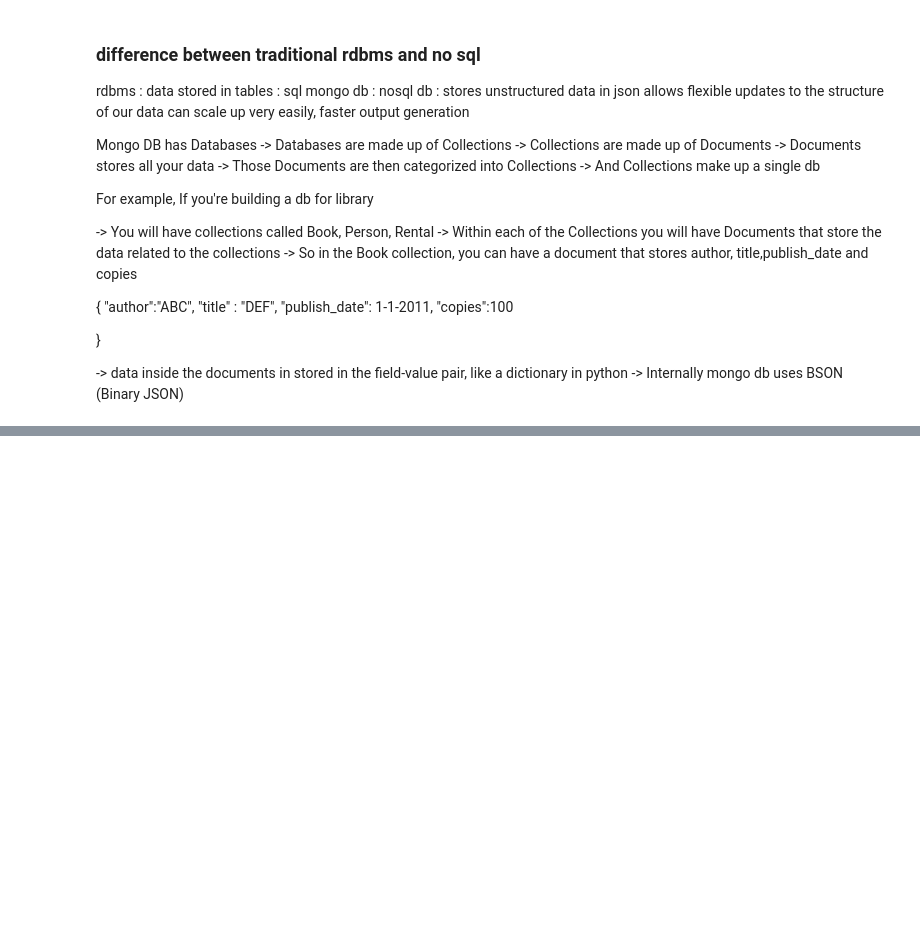
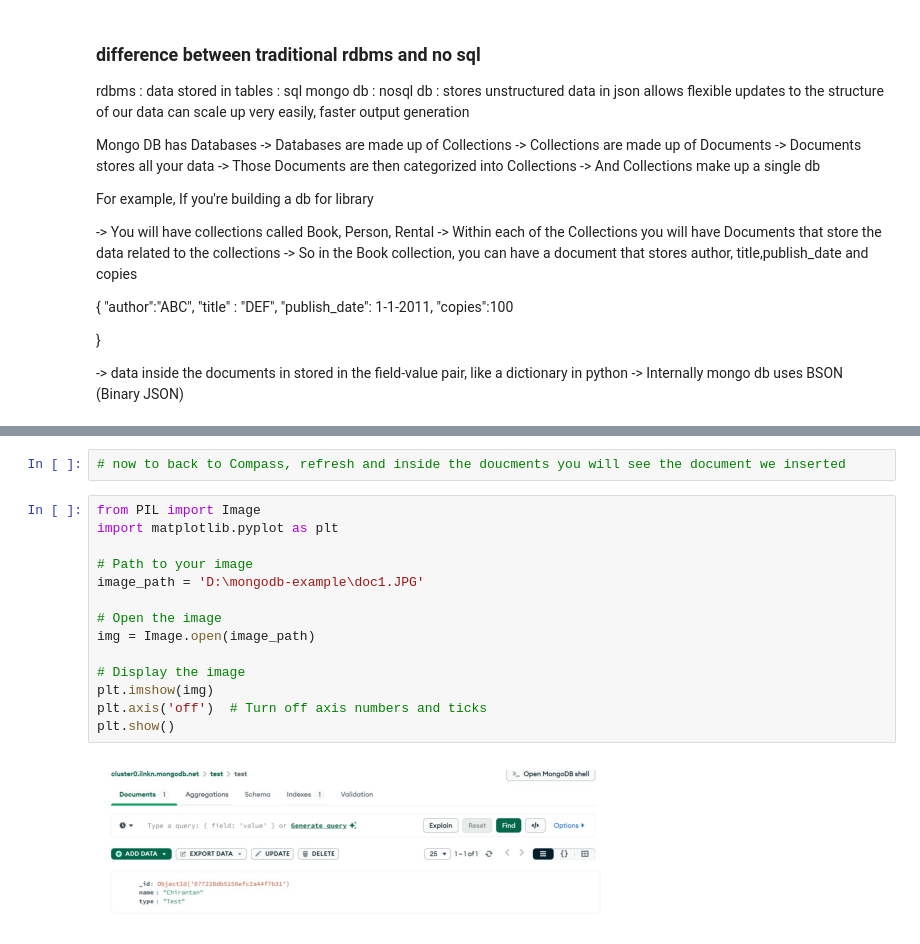
Before and after one commit to SetuAI/mongodb-example, a Jupyter notebook: connection1.ipynb, the cells around one changed output, grey strips where cells are left out. Cells and saved outputs as stored; diff of their text form; blank space fills up the shorter version.

```diff
--- a/connection1.ipynb
+++ b/connection1.ipynb
@@ -79,0 +85,18 @@ insert_test_document()
+# %%
+# now to back to Compass, refresh and inside the doucments you will see the document we inserted
+# %%
+from PIL import Image
+import matplotlib.pyplot as plt
+
+# Path to your image
+image_path = 'D:\mongodb-example\doc1.JPG'
+
+# Open the image
+img = Image.open(image_path)
+
+# Display the image
+plt.imshow(img)
+plt.axis('off')  # Turn off axis numbers and ticks
+plt.show()
+# %% [output]
+[figure, added]
```
Also changed, not shown: parts of 1 cell of this notebook.
